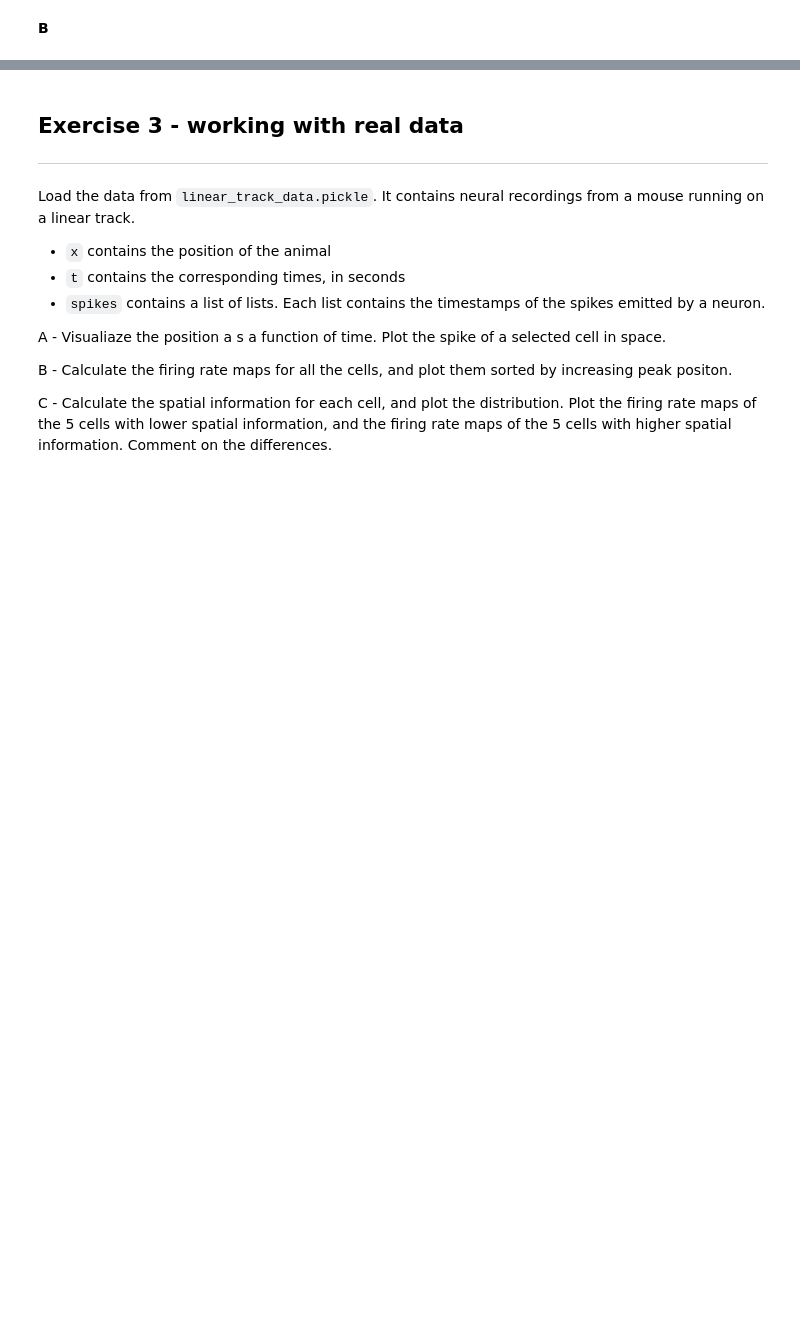
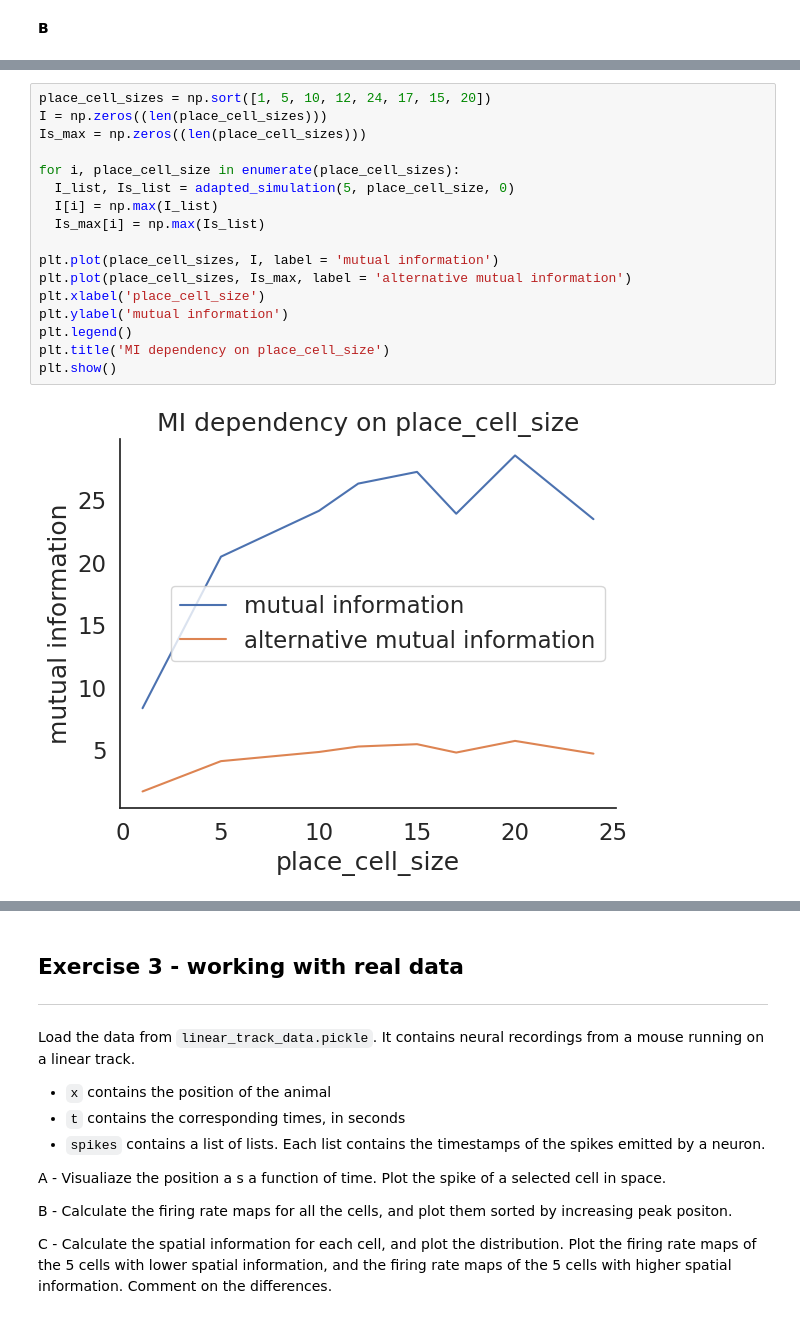
Before and after one commit to irenetiem/single-cell-analysis, a Jupyter notebook: 01-tuning-curves/exercises.ipynb, the cells around one changed output, grey strips where cells are left out. Cells and saved outputs as stored; diff of their text form; blank space fills up the shorter version.

```diff
--- a/01-tuning-curves/exercises.ipynb
+++ b/01-tuning-curves/exercises.ipynb
@@ -552,0 +584,19 @@ def adapted_simulation(peak_firing_rate, pf_size, noise_firing_rate):
+# %%
+place_cell_sizes = np.sort([1, 5, 10, 12, 24, 17, 15, 20])
+I = np.zeros((len(place_cell_sizes)))
+Is_max = np.zeros((len(place_cell_sizes)))
+
+for i, place_cell_size in enumerate(place_cell_sizes):
+  I_list, Is_list = adapted_simulation(5, place_cell_size, 0)
+  I[i] = np.max(I_list)
+  Is_max[i] = np.max(Is_list)
+
+plt.plot(place_cell_sizes, I, label = 'mutual information')
+plt.plot(place_cell_sizes, Is_max, label = 'alternative mutual information')
+plt.xlabel('place_cell_size')
+plt.ylabel('mutual information')
+plt.legend()
+plt.title('MI dependency on place_cell_size')
+plt.show()
+# %% [output]
+[figure, added]
```
Also changed, not shown: parts of 10 cells of this notebook.
